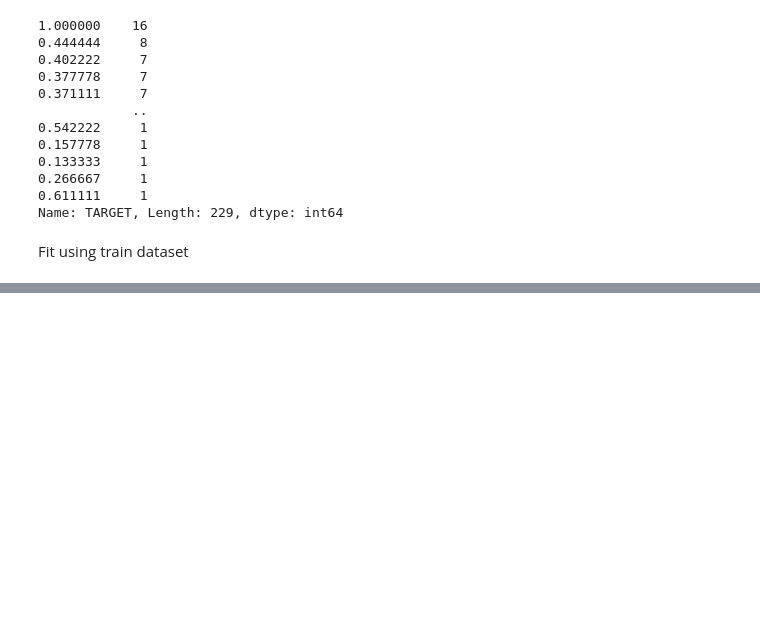
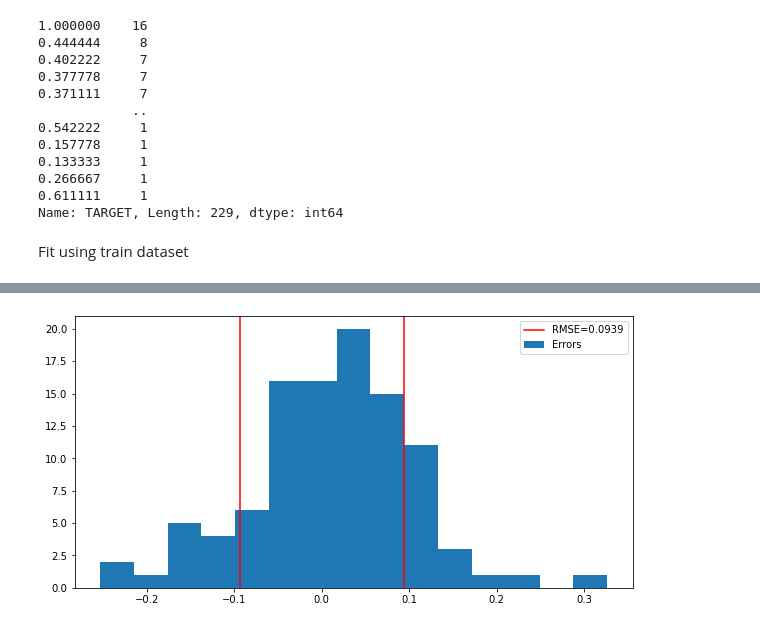
Before and after one commit to nachordo/boston_linear_regression, a Jupyter notebook: boston_housing.ipynb, the cells around one changed output, grey strips where cells are left out. Cells and saved outputs as stored; diff of their text form; code cells hidden in the pictures; blank space fills up the shorter version.

```diff
--- a/boston_housing.ipynb
+++ b/boston_housing.ipynb
@@ -352,0 +359,13 @@ Warnings:
+# %%
+xn_test=smf.add_constant(xn_test)
+
+yn_predict = multi_lm.predict(xn_test)
+rms=rmse(yn_predict,yn_test)
+# %%
+plt.figure(figsize=(10,5))
+plt.axvline(x=rms,color="r")
+plt.axvline(x=-rms,color="r",label=f"RMSE={round(rms,4)}")
+plt.hist(yn_predict-yn_test,bins=15,label="Errors")
+plt.legend();
+# %% [output]
+[figure, added]
```
Also changed, not shown: parts of 37 cells of this notebook.
